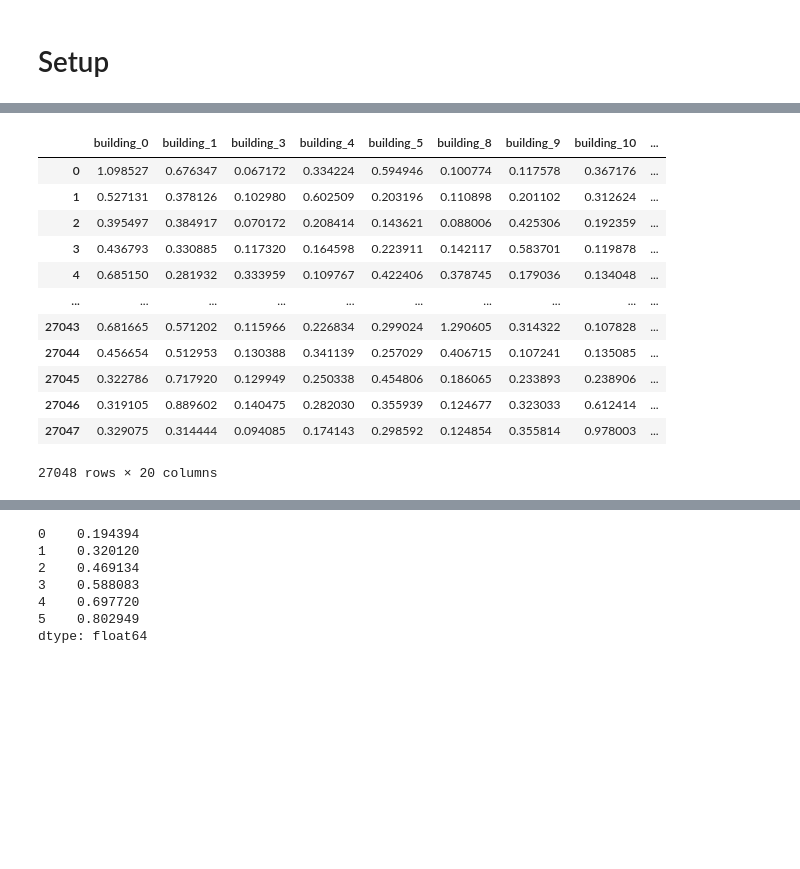
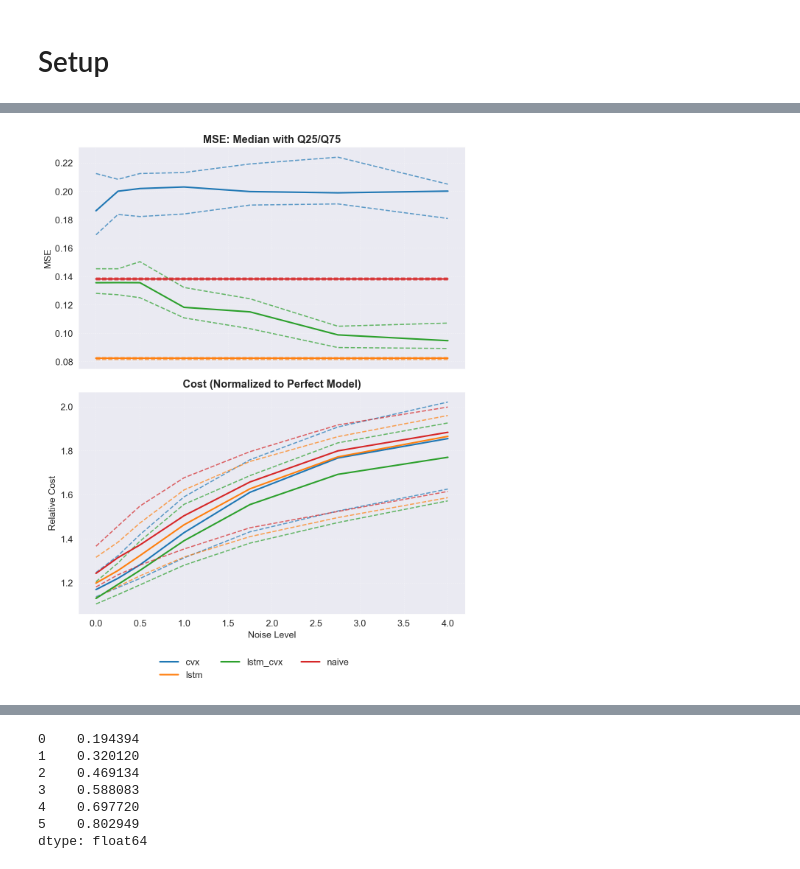
Before and after one commit to Joris-Dprtr/DFL_PVB, a Jupyter notebook: notebooks/Results_load_analysis.ipynb, the cells around one changed output, grey strips where cells are left out. Saved outputs shown, nothing was run; the diff lists cells and outputs as text; code cells hidden in the pictures; blank space fills up the shorter version.

```diff
--- a/notebooks/Results_load_analysis.ipynb
+++ b/notebooks/Results_load_analysis.ipynb
@@ -296,3 +357,67 @@ plt.show()
+# %%
+# Create DataFrames
+median_mse_df = pd.DataFrame({k: list(v.values()) for k, v in median_mse_dict.items()}, index=median_mse_dict[0].keys())
+median_cost_df = pd.DataFrame({k: list(v.values()) for k, v in median_cost_dict.items()}, index=median_cost_dict[0].keys())
+
+q25_mse_df = pd.DataFrame({k: list(v.values()) for k, v in q25_mse_dict.items()}, index=q25_mse_dict[0].keys())
+q25_cost_df = pd.DataFrame({k: list(v.values()) for k, v in q25_cost_dict.items()}, index=q25_cost_dict[0].keys())
+
+q75_mse_df = pd.DataFrame({k: list(v.values()) for k, v in q75_mse_dict.items()}, index=q75_mse_dict[0].keys())
+q75_cost_df = pd.DataFrame({k: list(v.values()) for k, v in q75_cost_dict.items()}, index=q75_mse_dict[0].keys())
+
+# Normalize cost by 'perfect' model
+perfect_model = 'perfect'
+for df in [median_cost_df, q25_cost_df, q75_cost_df]:
+    df[:] = df.values / df.loc[perfect_model].values
+
+# Plotting
+fig, axes = plt.subplots(2, 1, figsize=(8, 10), sharex=True)
+
+noise_levels = list(median_mse_df.columns)
+model_names = [m for m in median_mse_df.index if m != perfect_model]
+
+# Plot MSE
+for model in model_names:
+    # Plot median line first and capture its color
+    median_line, = axes[0].plot(noise_levels, median_mse_df.loc[model], label=f'{model}', linewidth=2)
+    model_color = median_line.get_color()
+
+    # Plot Q25 and Q75 with same color, dashed
+    axes[0].plot(noise_levels, q25_mse_df.loc[model], linestyle='--', linewidth=1.5, color=model_color, alpha=0.7)
+    axes[0].plot(noise_levels, q75_mse_df.loc[model], linestyle='--', linewidth=1.5, color=model_color, alpha=0.7)
+
+axes[0].set_title('MSE: Median with Q25/Q75', fontweight='bold', fontsize=14)
+axes[0].set_ylabel('MSE')
+axes[0].grid(True, linestyle='--', alpha=0.5)
+
+# Plot normalized Cost
+for model in model_names:
+    median_line, = axes[1].plot(noise_levels, median_cost_df.loc[model], label=f'{model}', linewidth=2)
+    model_color = median_line.get_color()
+
+    axes[1].plot(noise_levels, q25_cost_df.loc[model], linestyle='--', linewidth=1.5, color=model_color, alpha=0.7)
+    axes[1].plot(noise_levels, q75_cost_df.loc[model], linestyle='--', linewidth=1.5, color=model_color, alpha=0.7)
+
+axes[1].set_title('Cost (Normalized to Perfect Model)', fontweight='bold', fontsize=14)
+axes[1].set_xlabel('Noise Level')
+axes[1].set_ylabel('Relative Cost')
+axes[1].grid(True, linestyle='--', alpha=0.5)
+
+# Shared legend
+handles, labels = axes[1].get_legend_handles_labels()
+fig.legend(
+    handles,
+    labels,
+    loc='lower center',
+    ncol=3,
+    bbox_to_anchor=(0.5, -0.02),
+    frameon=False
+)
+
+plt.tight_layout(rect=[0, 0.05, 1, 1])
+plt.show()
+# %% [output]
+[figure, added]
 # %%
 data_folder = "../data/load_fcsts/"  # relative path
 
@@ -318,22 +443,6 @@ for noise in noise_levels:
             df_dict[building] = np.nan
 
     dataframes[noise] = pd.DataFrame(df_dict)
-# %%
-dataframes[0.25]
-# %% [output]
-|  | building_0 | building_1 | building_3 | building_4 | building_5 | building_8 | building_9 | building_10 | ... |
-| 0 | 1.098527 | 0.676347 | 0.067172 | 0.334224 | 0.594946 | 0.100774 | 0.117578 | 0.367176 | ... |
-| 1 | 0.527131 | 0.378126 | 0.102980 | 0.602509 | 0.203196 | 0.110898 | 0.201102 | 0.312624 | ... |
-| 2 | 0.395497 | 0.384917 | 0.070172 | 0.208414 | 0.143621 | 0.088006 | 0.425306 | 0.192359 | ... |
-| 3 | 0.436793 | 0.330885 | 0.117320 | 0.164598 | 0.223911 | 0.142117 | 0.583701 | 0.119878 | ... |
-| 4 | 0.685150 | 0.281932 | 0.333959 | 0.109767 | 0.422406 | 0.378745 | 0.179036 | 0.134048 | ... |
-| ... | ... | ... | ... | ... | ... | ... | ... | ... | ... |
-| 27043 | 0.681665 | 0.571202 | 0.115966 | 0.226834 | 0.299024 | 1.290605 | 0.314322 | 0.107828 | ... |
-| 27044 | 0.456654 | 0.512953 | 0.130388 | 0.341139 | 0.257029 | 0.406715 | 0.107241 | 0.135085 | ... |
-| 27045 | 0.322786 | 0.717920 | 0.129949 | 0.250338 | 0.454806 | 0.186065 | 0.233893 | 0.238906 | ... |
-| 27046 | 0.319105 | 0.889602 | 0.140475 | 0.282030 | 0.355939 | 0.124677 | 0.323033 | 0.612414 | ... |
-| 27047 | 0.329075 | 0.314444 | 0.094085 | 0.174143 | 0.298592 | 0.124854 | 0.355814 | 0.978003 | ... |
-27048 rows × 20 columns
 # %%
 import src.data.dataprep as prep
 real_dataframes = []
```
Also changed, not shown: parts of 19 cells of this notebook, 9 other files.
